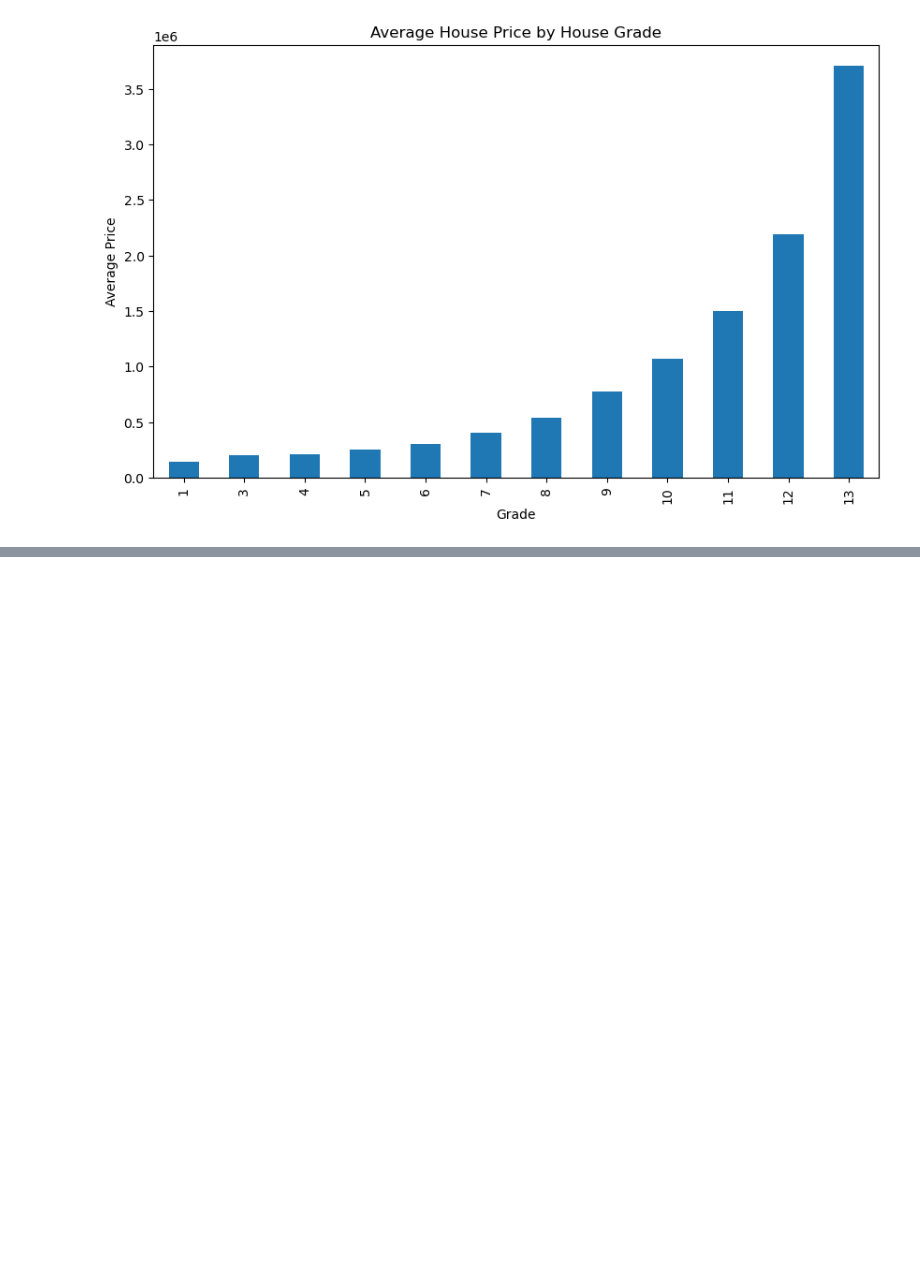
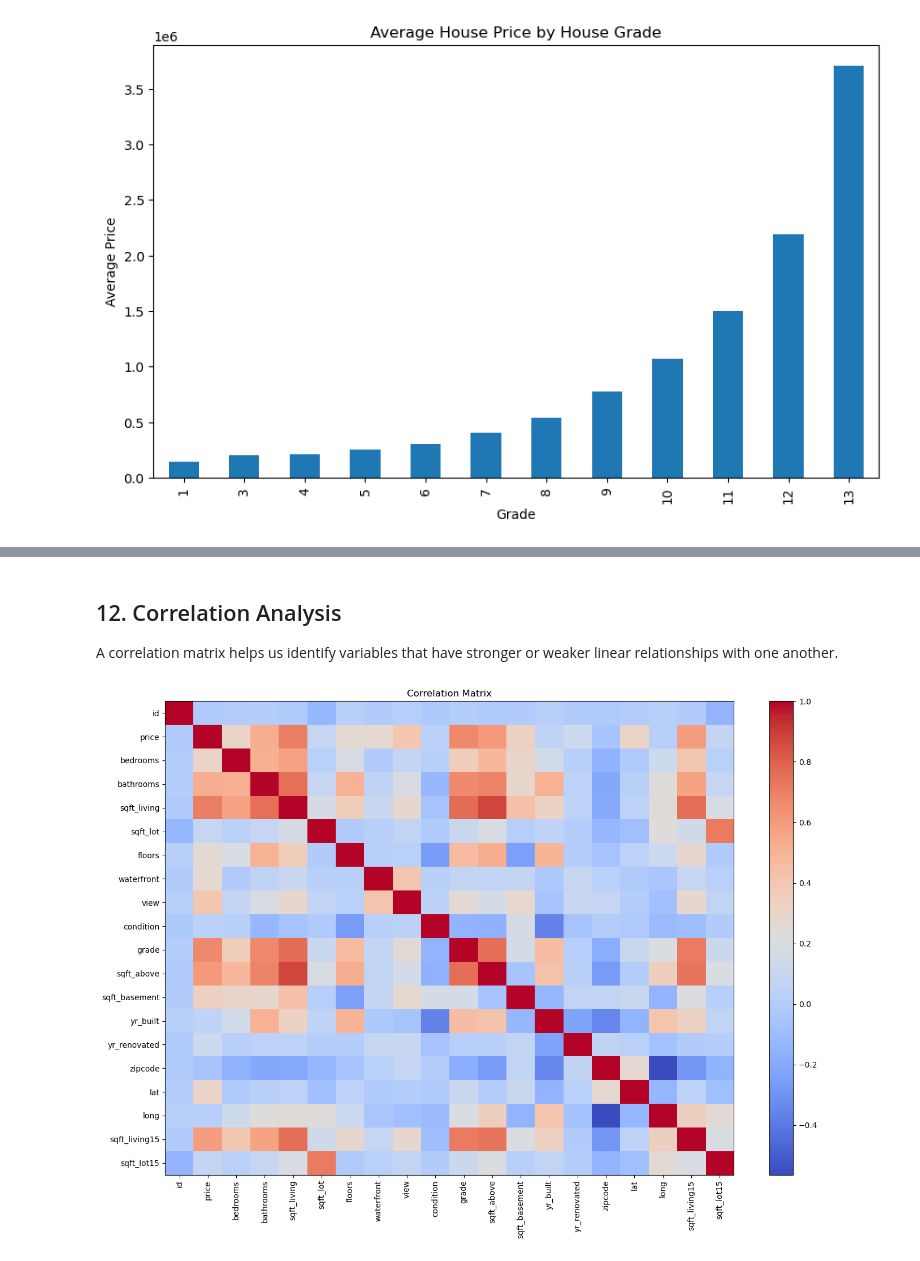
Before and after one commit to Tatianaob/seattle-housing-analysis, a Jupyter notebook: notebooks/01_exploratory_data_analysis.ipynb, the cells around one changed output, grey strips where cells are left out. Saved outputs shown, nothing was run; the diff lists cells and outputs as text; code cells hidden in the pictures; blank space fills up the shorter version.

Commit message:
Analyze relationships between housing features

```diff
--- a/notebooks/01_exploratory_data_analysis.ipynb
+++ b/notebooks/01_exploratory_data_analysis.ipynb
@@ -292,0 +295,34 @@ plt.show()
+# %% [markdown]
+## 12. Correlation Analysis
+
+A correlation matrix helps us identify variables that have stronger
+or weaker linear relationships with one another.
+# %%
+correlation_matrix = df.corr(numeric_only=True)
+
+correlation_matrix
+
+plt.figure(figsize=(14, 10))
+
+plt.imshow(correlation_matrix, cmap="coolwarm", aspect="auto")
+
+plt.colorbar()
+
+plt.xticks(
+    range(len(correlation_matrix.columns)),
+    correlation_matrix.columns,
+    rotation=90
+)
+
+plt.yticks(
+    range(len(correlation_matrix.columns)),
+    correlation_matrix.columns
+)
+
+plt.title("Correlation Matrix")
+
+plt.tight_layout()
+
+plt.show()
+# %% [output]
+[figure, added]
```
Also changed, not shown: parts of 3 cells of this notebook.
